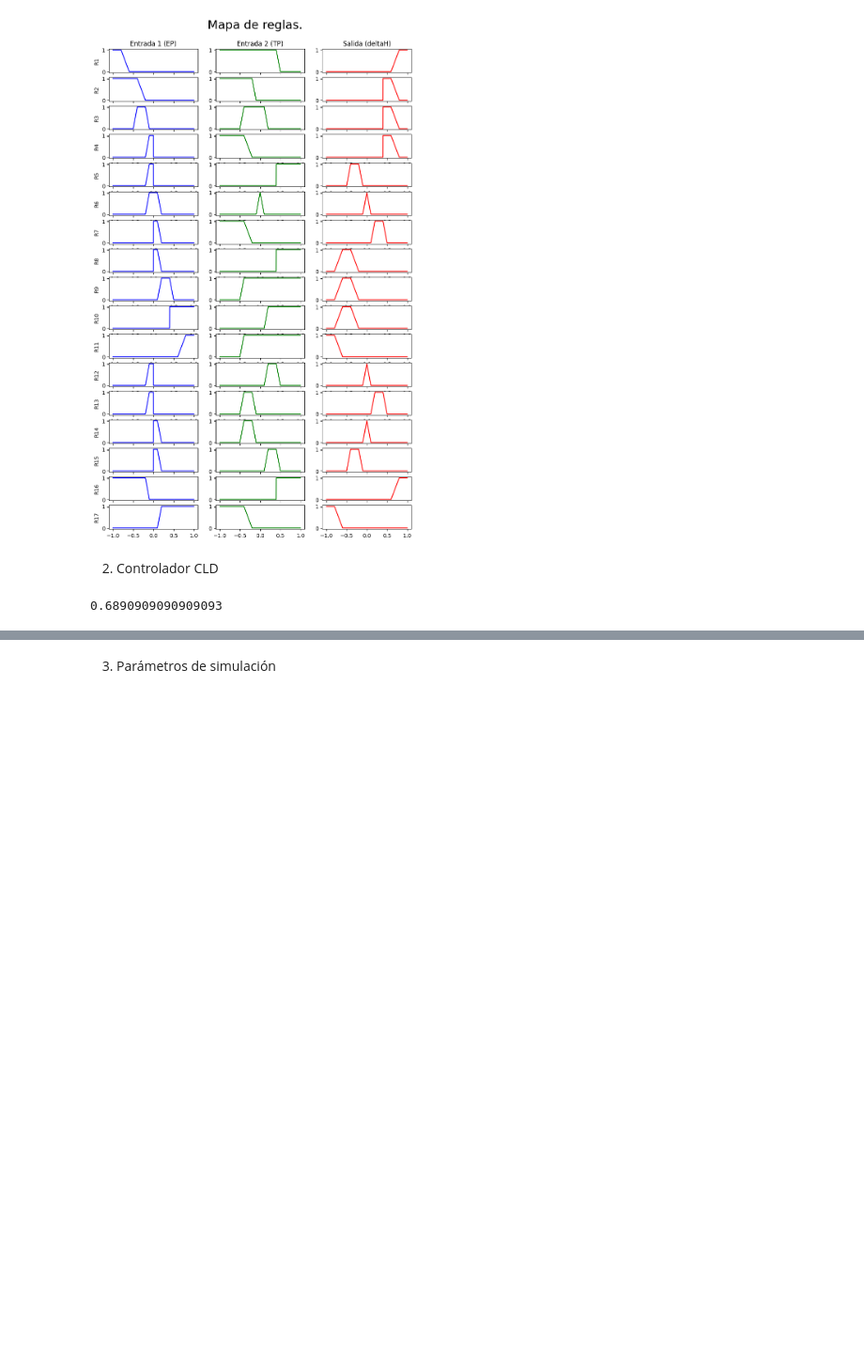
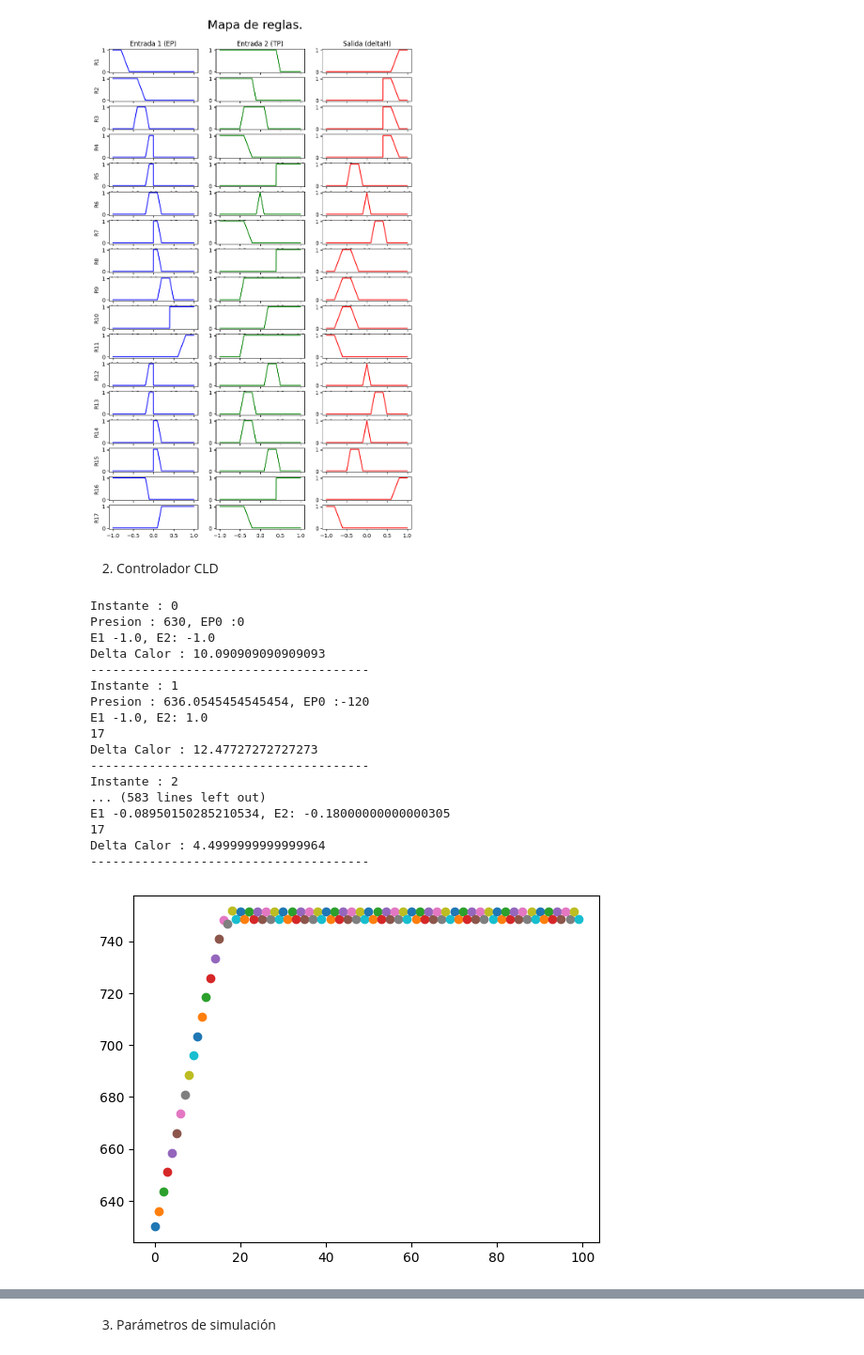
Before and after one commit to NicolasIsla/fuzzy-chainsaw, a Jupyter notebook: proyecto1.ipynb, the cells around one changed output, grey strips where cells are left out. Shown at 94% size. Saved outputs shown, nothing was run; the diff lists cells and outputs as text; code cells hidden in the pictures; blank space fills up the shorter version.

Commit message:
Experimentos, plano Ep vsTP, y reglas activadas

```diff
--- a/proyecto1.ipynb
+++ b/proyecto1.ipynb
@@ -216,4 +246,0 @@ def step_controlado(Pt, EP0=0,mapa_reglas=mapa_reglas, regla=r_centro_gravedad):
-# %%
-step_controlado(0.5,0.5)
-# %% [output]
-0.6890909090909093
@@ -227,0 +247,37 @@ for i, (r_error, r_tasa_cambio_error) in enumerate(mapa_reglas.keys()):
+# %%
+def controlador(P_0, regla, K=0.6, mapa_reglas=mapa_reglas ,n_times=100,participacion=False):
+    EP0 = 0
+    for instante in range(n_times):
+        print(f"Instante : {instante}")
+        print(f"Presion : {P_0}, EP0 :{EP0}")
+        plt.plot(instante,P_0,"o")
+        d_H = step_controlado(P_0, EP0, mapa_reglas=mapa_reglas, regla=regla,participacion=participacion,iteracion=instante)
+        d_H = estandarizar_valor(d_H,-1,1,-15,15)
+        print(f"Delta Calor : {d_H}")
+        print(f"--------------------------------------")
+        EP0 = P_0-PO
+        d_P = K*d_H
+        P_0 = P_0+d_P
+
+    plt.show()
+# %%
+controlador(630, regla=r_centro_gravedad, n_times=100, participacion=True)
+# %% [output]
+Instante : 0
+Presion : 630, EP0 :0
+E1 -1.0, E2: -1.0
+Delta Calor : 10.090909090909093
+--------------------------------------
+Instante : 1
+Presion : 636.0545454545454, EP0 :-120
+E1 -1.0, E2: 1.0
+17
+Delta Calor : 12.47727272727273
+--------------------------------------
+Instante : 2
+... (583 lines left out)
+E1 -0.08950150285210534, E2: -0.18000000000000305
+17
+Delta Calor : 4.4999999999999964
+--------------------------------------
+[figure, added]
```
Also changed, not shown: parts of 12 cells of this notebook.
